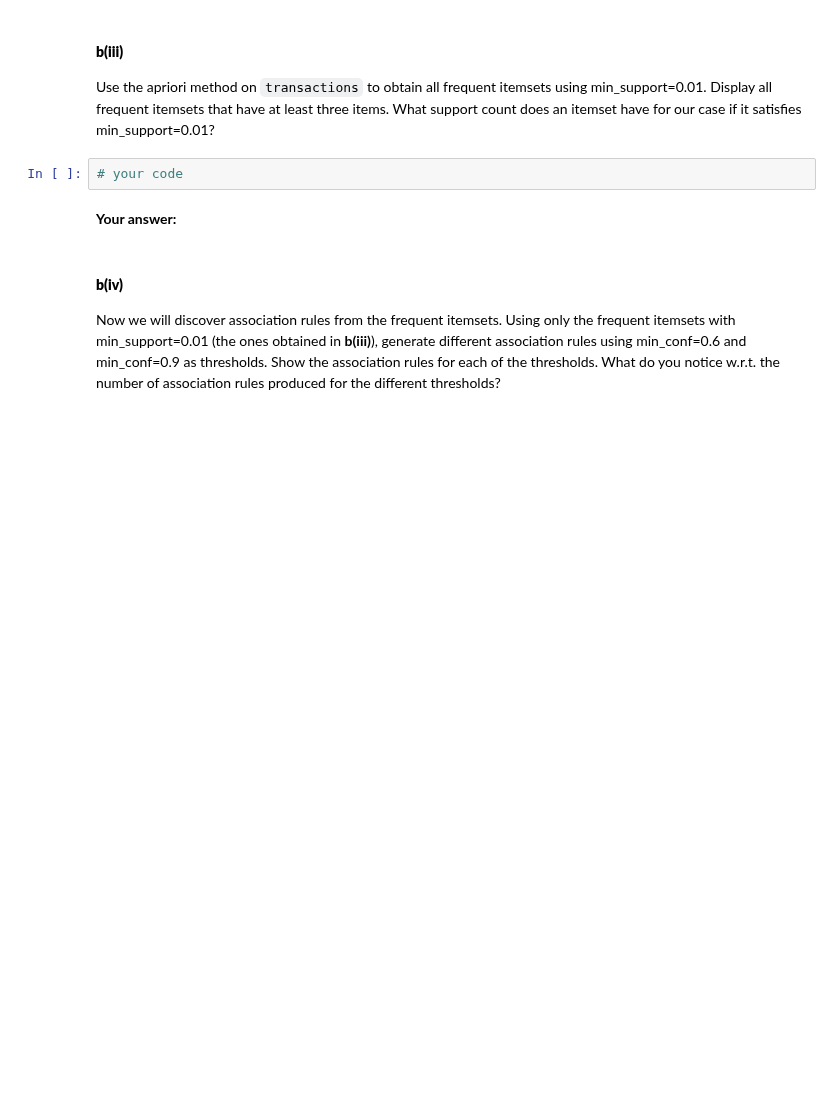
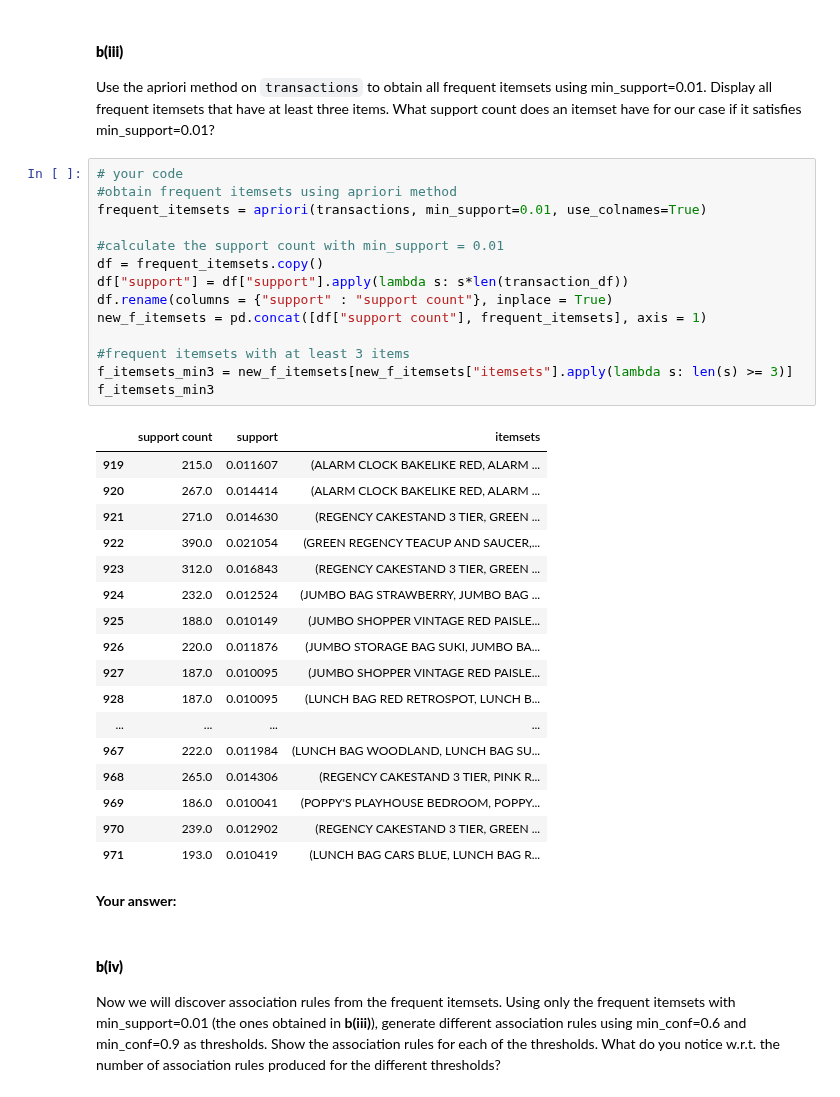
Before and after one commit to mnghiap/ids22, a Jupyter notebook: assignment2/assignment2.ipynb, the cells around one changed output. Cells and saved outputs as stored; diff of their text form; blank space fills up the shorter version.

```diff
--- a/assignment2/assignment2.ipynb
+++ b/assignment2/assignment2.ipynb
@@ -664,6 +794,36 @@ Next, we want to compute frequent itemsets and association rules based on the se
 Use the apriori method on `transactions` to obtain all frequent itemsets using min_support=0.01. Display all frequent itemsets that have at least three items. What support count does an itemset have for our case if it satisfies min_support=0.01?
 # %%
 # your code
+#obtain frequent itemsets using apriori method
+frequent_itemsets = apriori(transactions, min_support=0.01, use_colnames=True)
+
+#calculate the support count with min_support = 0.01
+df = frequent_itemsets.copy()
+df["support"] = df["support"].apply(lambda s: s*len(transaction_df))
+df.rename(columns = {"support" : "support count"}, inplace = True)
+new_f_itemsets = pd.concat([df["support count"], frequent_itemsets], axis = 1)
+
+#frequent itemsets with at least 3 items
+f_itemsets_min3 = new_f_itemsets[new_f_itemsets["itemsets"].apply(lambda s: len(s) >= 3)]
+f_itemsets_min3
+# %% [output]
+|  | support count | support | itemsets |
+| 919 | 215.0 | 0.011607 | (ALARM CLOCK BAKELIKE RED, ALARM ... |
+| 920 | 267.0 | 0.014414 | (ALARM CLOCK BAKELIKE RED, ALARM ... |
+| 921 | 271.0 | 0.014630 | (REGENCY CAKESTAND 3 TIER, GREEN ... |
+| 922 | 390.0 | 0.021054 | (GREEN REGENCY TEACUP AND SAUCER,... |
+| 923 | 312.0 | 0.016843 | (REGENCY CAKESTAND 3 TIER, GREEN ... |
+| 924 | 232.0 | 0.012524 | (JUMBO BAG STRAWBERRY, JUMBO BAG ... |
+| 925 | 188.0 | 0.010149 | (JUMBO SHOPPER VINTAGE RED PAISLE... |
+| 926 | 220.0 | 0.011876 | (JUMBO STORAGE BAG SUKI, JUMBO BA... |
+| 927 | 187.0 | 0.010095 | (JUMBO SHOPPER VINTAGE RED PAISLE... |
+| 928 | 187.0 | 0.010095 | (LUNCH BAG RED RETROSPOT, LUNCH B... |
+| ... | ... | ... | ... |
+| 967 | 222.0 | 0.011984 | (LUNCH BAG WOODLAND, LUNCH BAG SU... |
+| 968 | 265.0 | 0.014306 | (REGENCY CAKESTAND 3 TIER, PINK R... |
+| 969 | 186.0 | 0.010041 | (POPPY'S PLAYHOUSE BEDROOM, POPPY... |
+| 970 | 239.0 | 0.012902 | (REGENCY CAKESTAND 3 TIER, GREEN ... |
+| 971 | 193.0 | 0.010419 | (LUNCH BAG CARS BLUE, LUNCH BAG R... |
 # %% [markdown]
 **Your answer:**
 # %% [markdown]
```
Also changed, not shown: parts of 16 cells of this notebook.
